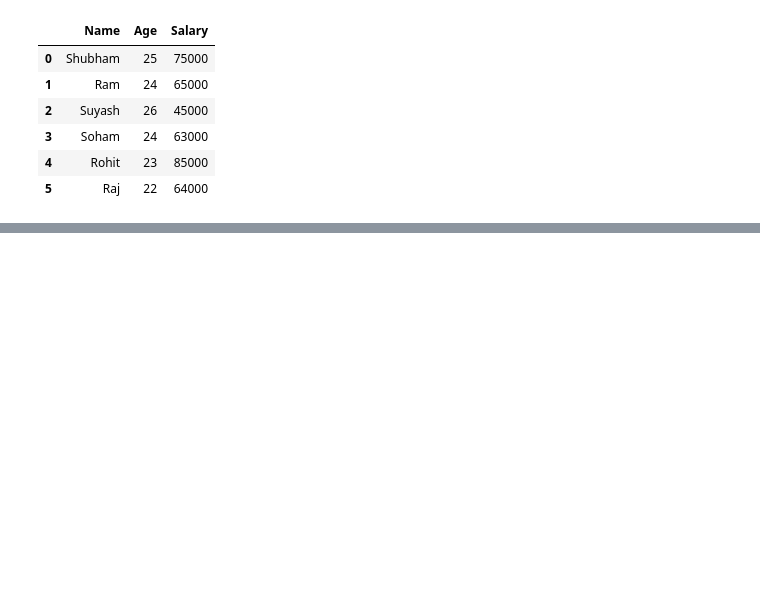
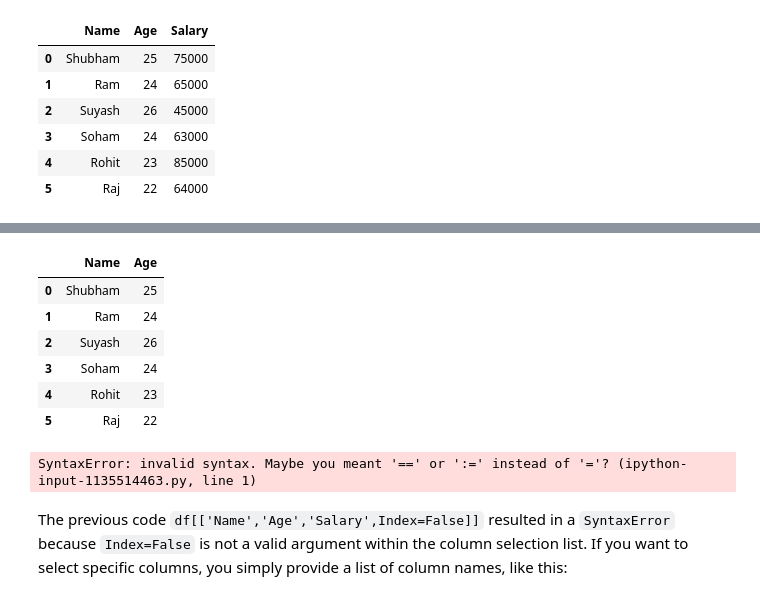
Before and after one commit to shubhammadane/pandas-by-shubhammadane, a Jupyter notebook: Revision_of_Pandas.ipynb, the cells around one changed output, grey strips where cells are left out. Cells and saved outputs as stored; diff of their text form; code cells hidden in the pictures; blank space fills up the shorter version.

```diff
--- a/Revision_of_Pandas.ipynb
+++ b/Revision_of_Pandas.ipynb
@@ -245,0 +256,16 @@ load
+# %%
+df[['Name','Age']]
+# %% [output]
+|  | Name | Age |
+| 0 | Shubham | 25 |
+| 1 | Ram | 24 |
+| 2 | Suyash | 26 |
+| 3 | Soham | 24 |
+| 4 | Rohit | 23 |
+| 5 | Raj | 22 |
+# %%
+df[['Name','Age','Salary',Index=False]]
+# %% [output]
+SyntaxError: invalid syntax. Maybe you meant '==' or ':=' instead of '='? (ipython-input-1135514463.py, line 1)
+# %% [markdown]
+The previous code `df[['Name','Age','Salary',Index=False]]` resulted in a `SyntaxError` because `Index=False` is not a valid argument within the column selection list. If you want to select specific columns, you simply provide a list of column names, like this:
```
Also changed, not shown: parts of 22 cells of this notebook.
